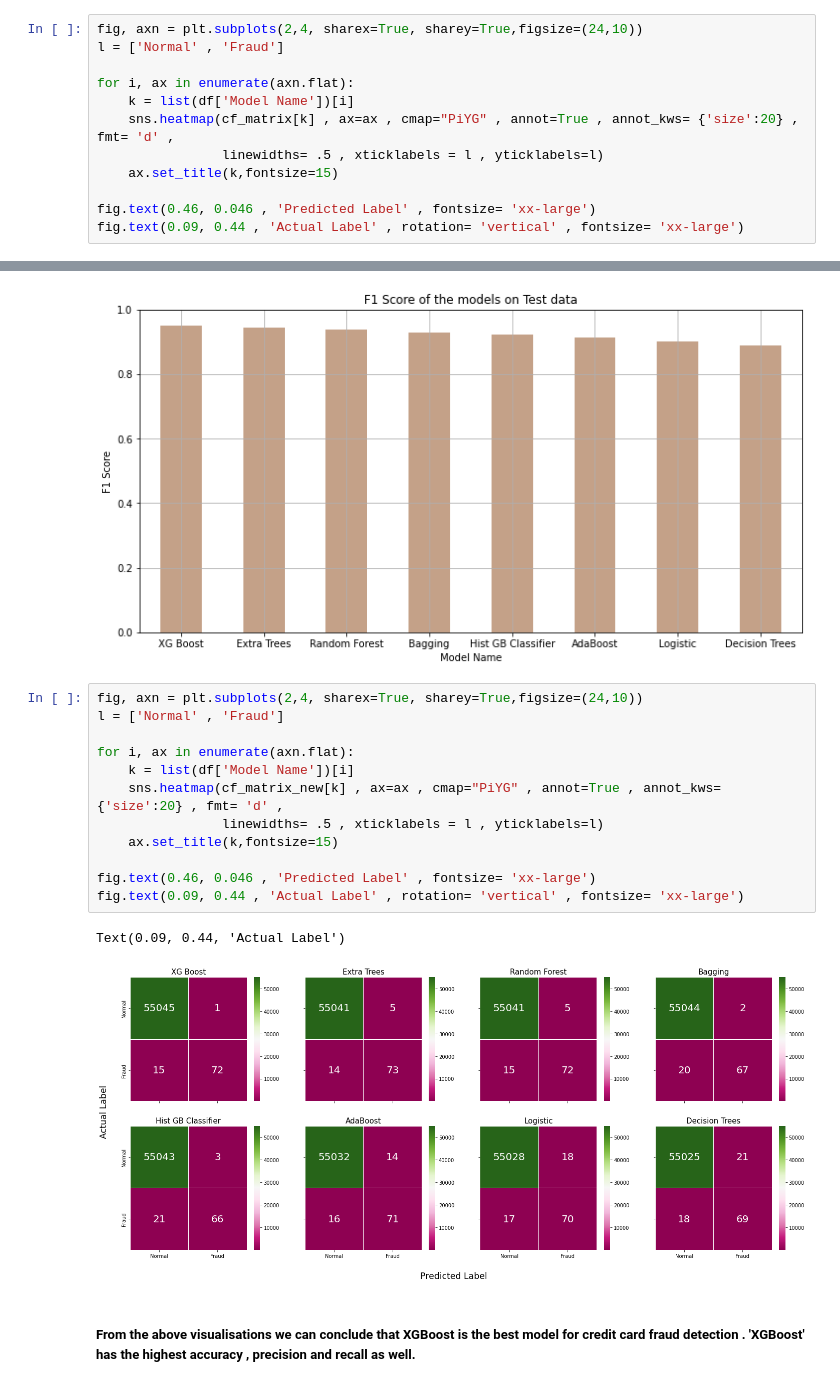
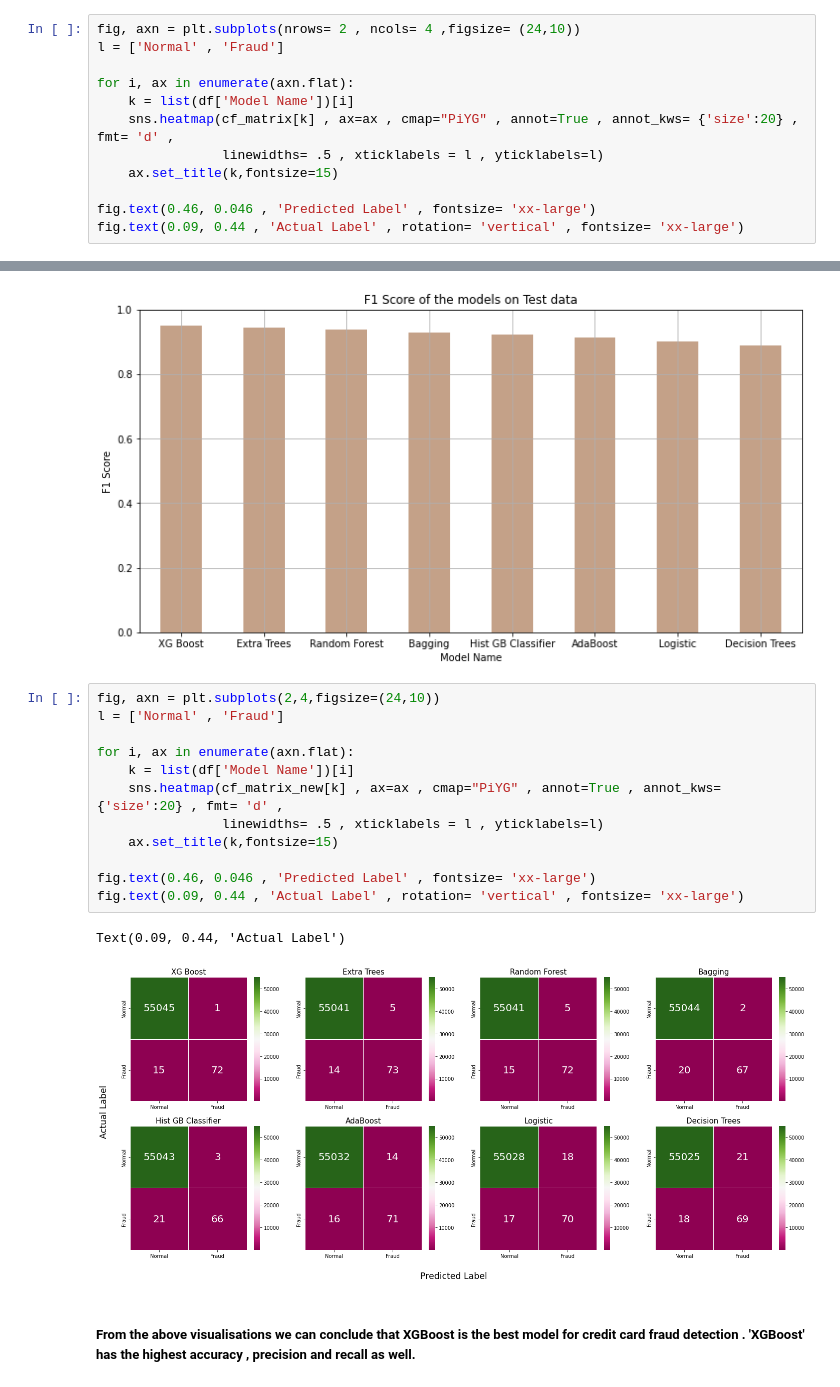
Before and after one commit to PHNPR/Credit-Card-Fraud-Detection, a Jupyter notebook: Credit Card Fraud.ipynb, the cells around one changed output, grey strips where cells are left out. Drawn from its saved outputs; the diff is of its cells as text.

```diff
--- a/Credit Card Fraud.ipynb
+++ b/Credit Card Fraud.ipynb
@@ -244,7 +244,7 @@ plt.show()
 # %% [output]
 [figure]
 # %%
-fig, axn = plt.subplots(2,4, sharex=True, sharey=True,figsize=(24,10))
+fig, axn = plt.subplots(nrows= 2 , ncols= 4 ,figsize= (24,10))
 l = ['Normal' , 'Fraud']
 
 for i, ax in enumerate(axn.flat):
@@ -280,19 +280,19 @@ plt.show()
 # %% [output]
 [figure]
 # %%
-fig, axn = plt.subplots(2,4, sharex=True, sharey=True,figsize=(24,10))
+fig, axn = plt.subplots(2,4,figsize=(24,10))
 l = ['Normal' , 'Fraud']
 
 for i, ax in enumerate(axn.flat):
     k = list(df['Model Name'])[i]
     sns.heatmap(cf_matrix_new[k] , ax=ax , cmap="PiYG" , annot=True , annot_kws= {'size':20} , fmt= 'd' ,
                 linewidths= .5 , xticklabels = l , yticklabels=l)
     ax.set_title(k,fontsize=15)
 
 fig.text(0.46, 0.046 , 'Predicted Label' , fontsize= 'xx-large')
 fig.text(0.09, 0.44 , 'Actual Label' , rotation= 'vertical' , fontsize= 'xx-large')
 # %% [output]
 Text(0.09, 0.44, 'Actual Label')
-[figure, old version]
+[figure, new version]
 # %% [markdown]
 ##### From the above visualisations we can conclude that XGBoost is the best model for credit card fraud detection . 'XGBoost' has the highest accuracy , precision and recall as well.
```
Also changed, not shown: parts of 3 cells of this notebook.
